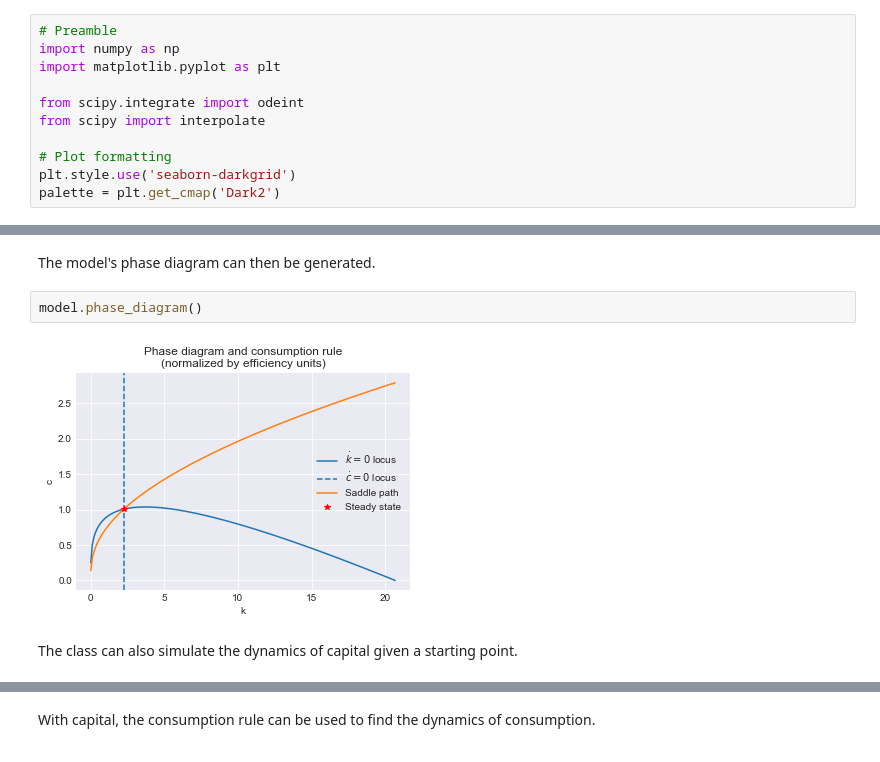
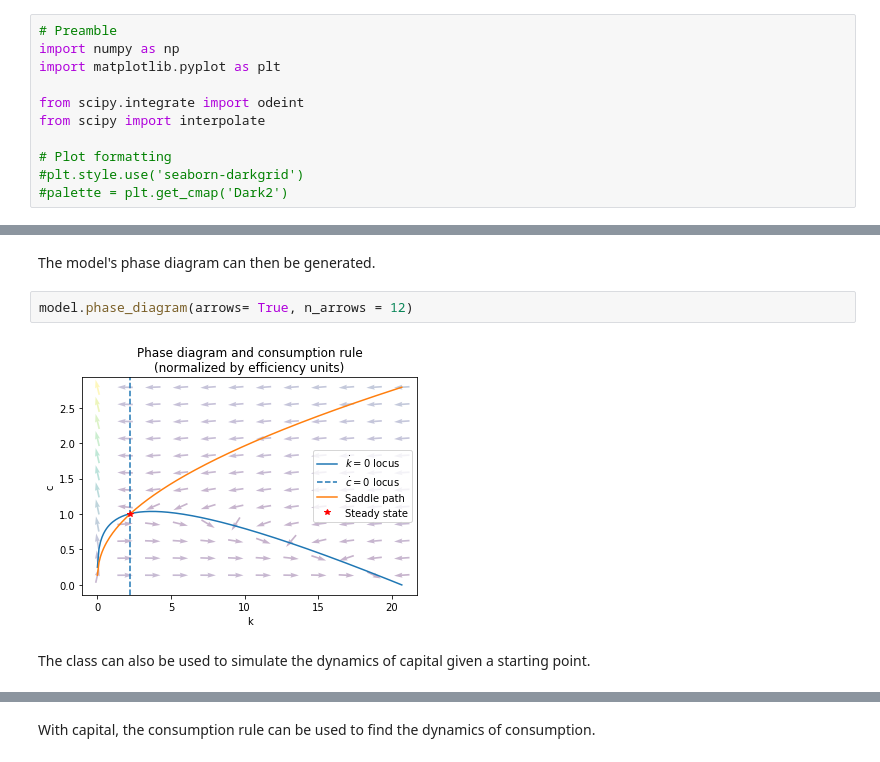
Before and after one commit to Mv77/Ramsey_growth, a Jupyter notebook: Ramsey.ipynb, the cells around one changed output, grey strips where cells are left out. Cells and saved outputs as stored; diff of their text form.

Commit message:
Added arrows to phase diagram.

```diff
--- a/Ramsey.ipynb
+++ b/Ramsey.ipynb
@@ -25,8 +25,8 @@ from scipy.integrate import odeint
 from scipy import interpolate
 
 # Plot formatting
-plt.style.use('seaborn-darkgrid')
-palette = plt.get_cmap('Dark2')
+#plt.style.use('seaborn-darkgrid')
+#palette = plt.get_cmap('Dark2')
 # %%
 # Class implementation
 
@@ -168,11 +200,11 @@ Consumption at k = 1.13 is c = 0.75
 # %% [markdown]
 The model's phase diagram can then be generated.
 # %%
-model.phase_diagram()
+model.phase_diagram(arrows= True, n_arrows = 12)
 # %% [output]
-[figure, old version]
+[figure, new version]
 # %% [markdown]
-The class can also simulate the dynamics of capital given a starting point.
+The class can also be used to simulate the dynamics of capital given a starting point.
 # %%
 # Create grid of time points
 t = np.linspace(0,100,100)
```
Also changed, not shown: parts of 4 cells of this notebook.
